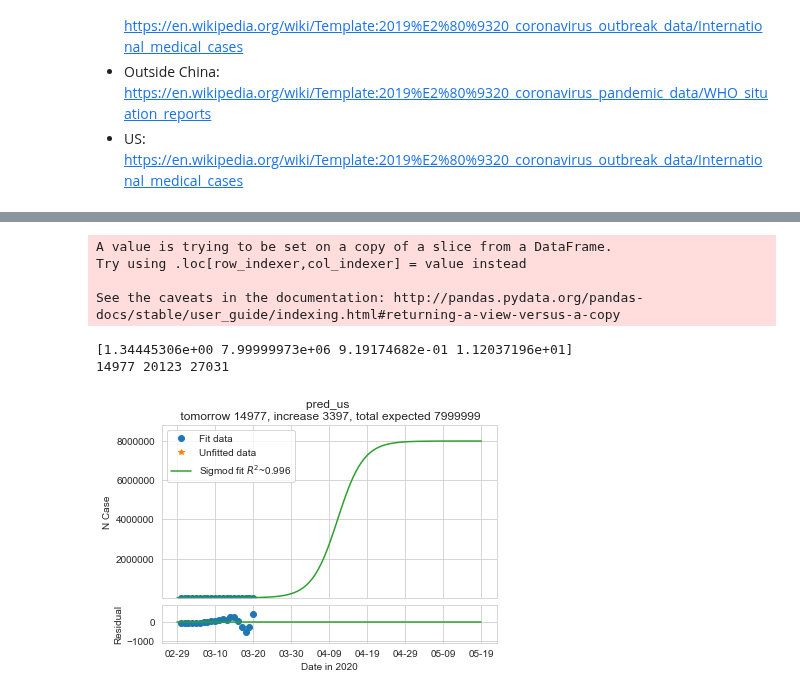
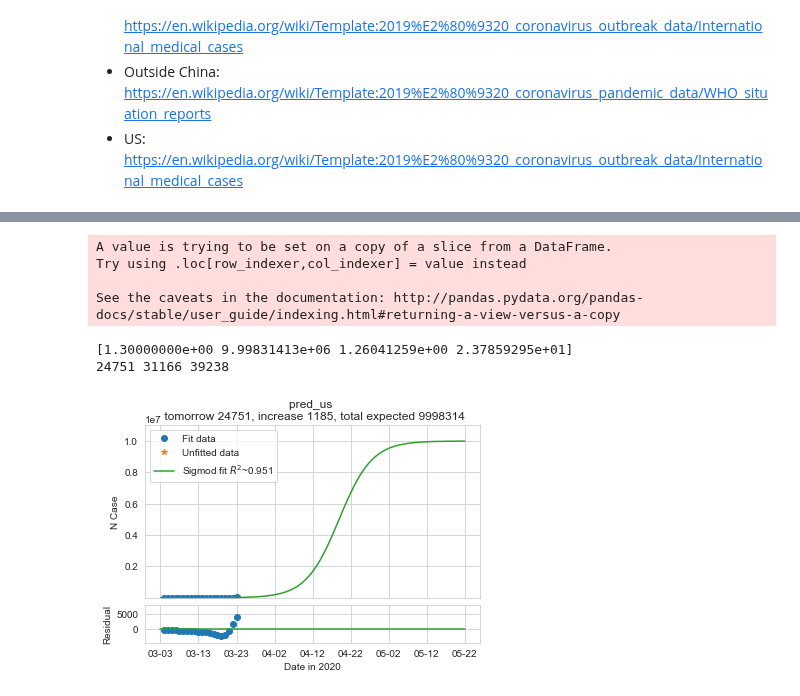
Before and after one commit to tongbaojia/vr_2020, a Jupyter notebook: Virus_study.ipynb, the cells around one changed output, grey strips where cells are left out. Drawn from its saved outputs; the diff is of its cells as text; code cells hidden in the pictures.

```diff
--- a/Virus_study.ipynb
+++ b/Virus_study.ipynb
@@ -48,7 +48,7 @@ print(nstd)
 sns.set_style("whitegrid")
 
 def sigmoid(x, a, n, b, c):
-    y = n * 1 / (1  +  b * n * a ** (-c - x))
+    y = n * 1 / (1  +  b * n * (a * 0 + 1.26) ** (-c - x))
     return y
 
 def r_squared(x_data, y_data, func, popt):
@@ -69,7 +69,7 @@ def prediction(dates, total, my_func, name="sigmoid"):
     ydata = np.array(total[starting_index:])
 
     guess = [1.3, 100000, 2.2, 10]
-    popt, pcov = curve_fit(my_func, xdata, ydata, p0=guess, sigma=np.sqrt(xdata), bounds=([0, 2E3, 0, 0], [30, 8E6, 50, 50]))
+    popt, pcov = curve_fit(my_func, xdata, ydata, p0=guess, sigma=np.sqrt(xdata), bounds=([0, 2E3, 0, 0], [30, 1E7, 50, 50]))
     print(popt)
     R2 = r_squared(xdata, ydata, my_func, popt)
 
@@ -148,15 +148,15 @@ See the caveats in the documentation: http://pandas.pydata.org/pandas-docs/stabl
 # %%
-df_us_selected = df_us[df_us['Date'] > '2020-02-28']
+df_us_selected = df_us[df_us['Date'] > '2020-03-01']
 df_us_selected["Cases"] = df_us_selected["Cases"] - df_us_selected["Cases"].values[0]
 prediction(df_us_selected["Date"], df_us_selected["Cases"], sigmoid, "pred_us")
 # %% [output]
 A value is trying to be set on a copy of a slice from a DataFrame.
 Try using .loc[row_indexer,col_indexer] = value instead
 
 See the caveats in the documentation: http://pandas.pydata.org/pandas-docs/stable/user_guide/indexing.html#returning-a-view-versus-a-copy
-[1.34445306e+00 7.99999973e+06 9.19174682e-01 1.12037196e+01]
-14977 20123 27031
+[1.30000000e+00 9.99831413e+06 1.26041259e+00 2.37859295e+01]
+24751 31166 39238
-[figure, old version]
+[figure, new version]
 # %%
 # days_to_predict = 100
 # days = []
```
Also changed, not shown: parts of 2 cells of this notebook, 4 other files.
